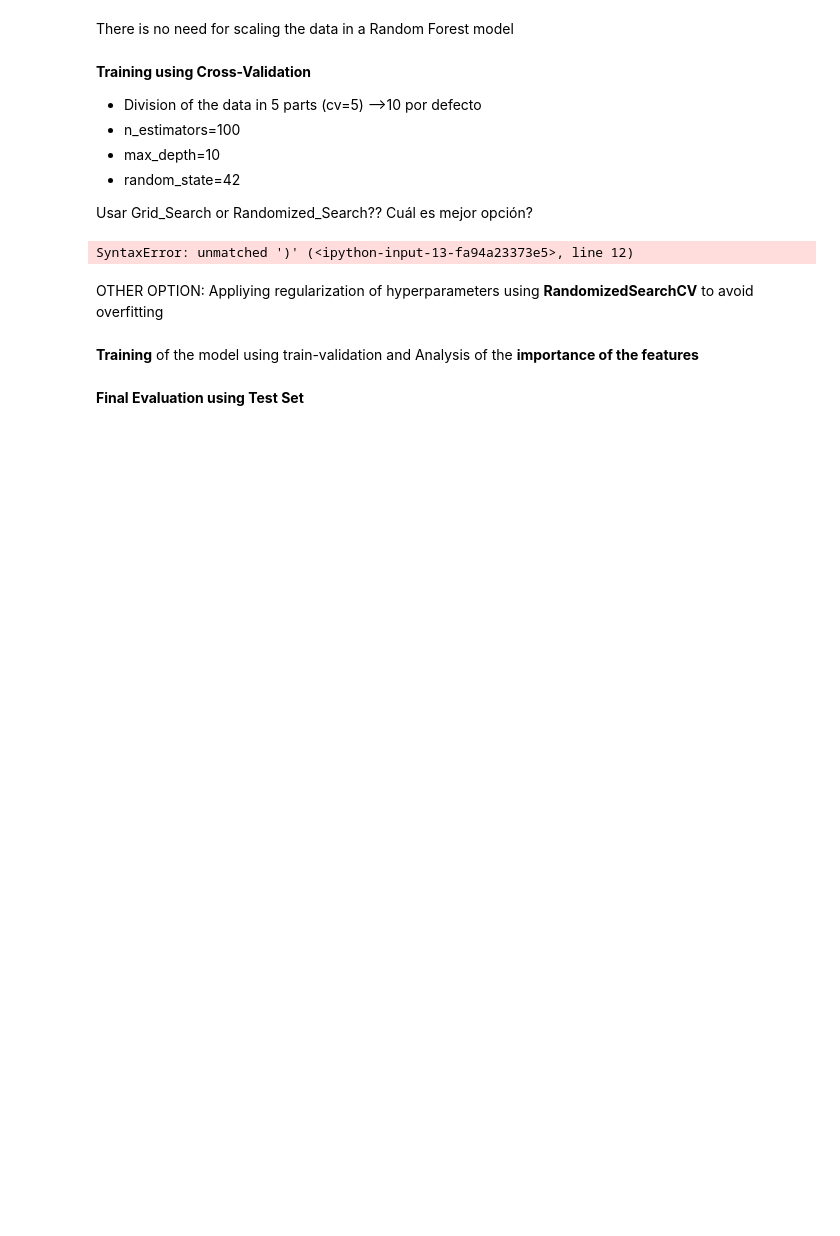
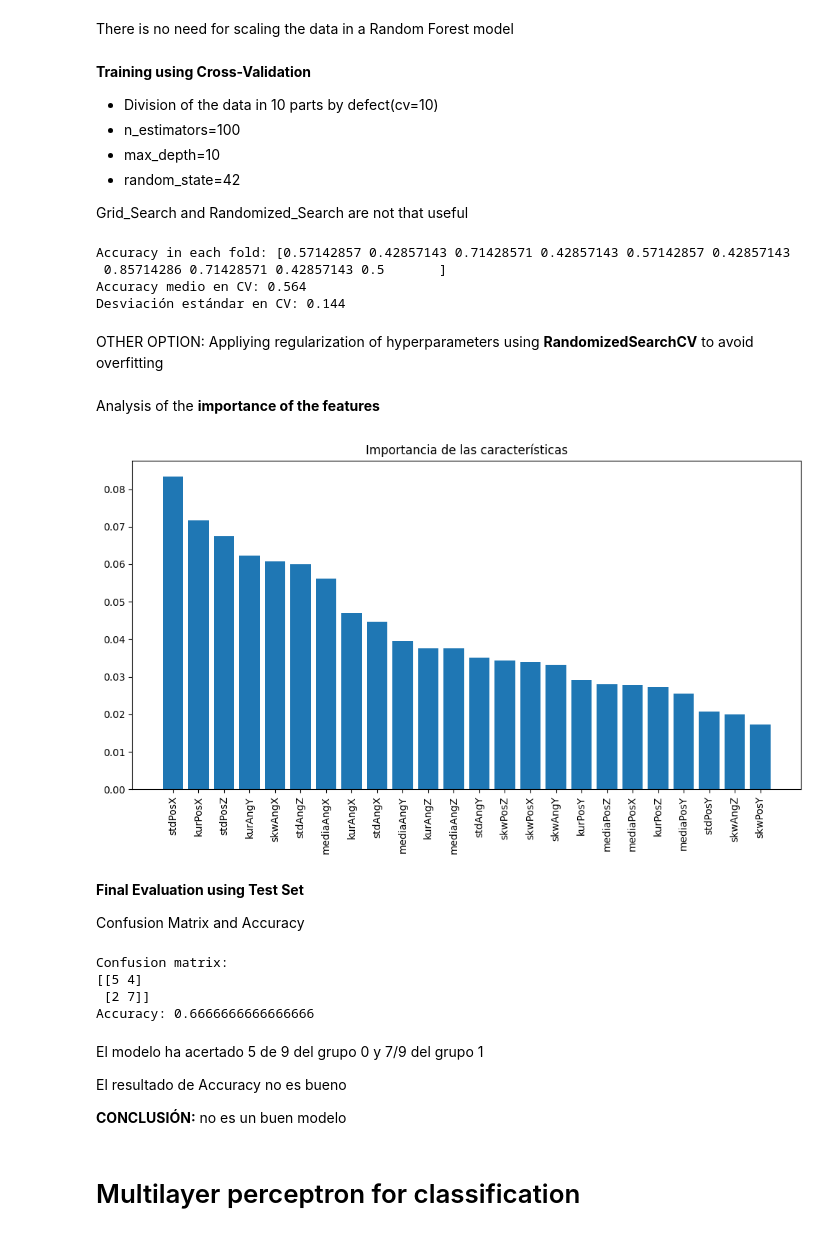
Before and after one commit to LolaSM/TFG_Bio, a Jupyter notebook: Modelo_TFG_Biomédica_Lola.ipynb, the cells around one changed output. Saved outputs shown, nothing was run; the diff lists cells and outputs as text; code cells hidden in the pictures; blank space fills up the shorter version.

```diff
--- a/Modelo_TFG_Biomédica_Lola.ipynb
+++ b/Modelo_TFG_Biomédica_Lola.ipynb
@@ -126,39 +163,44 @@ First, I **separate the test set** as I will use it once at the end of the proce
 # %%
 from sklearn.model_selection import train_test_split
 
-# Primero separamos test set
-X_temp, X_test, y_temp, y_test = train_test_split(
+# First separate test set
+X_train, X_test, y_train, y_test = train_test_split(
     X, y, test_size=0.2, stratify=y, random_state=42)
-
-# Luego dividimos X_temp en training y validation (de manera implícita con CV luego)
 # %% [markdown]
 There is no need for scaling the data in a Random Forest model
 # %% [markdown]
 **Training using Cross-Validation**
-*   Division of the data in 5 parts (cv=5) -->10 por defecto
+*   Division of the data in 10 parts by defect(cv=10)
 *   n_estimators=100
 *   max_depth=10
 *   random_state=42
 
 
-Usar Grid_Search or Randomized_Search?? Cuál es mejor opción?
+Grid_Search and Randomized_Search are not that useful
 # %%
 from sklearn.ensemble import RandomForestClassifier
 from sklearn.model_selection import cross_val_score
 
 random_forest_clf = RandomForestClassifier(
     n_estimators=100,
-    max_depth=5,
-    #max_leaf_nodes
-    random_state=42,
+    max_depth=5, #10 or 15 are good options as well
+    random_state=42, #seed
 )
 
 # Cross-validation
-#scores = cross_val_score(rf_clf, X_temp, y_temp, cv=5, scoring='accuracy')
-print(f"Accuracy medio en CV: {scores.mean():.3f}"))
+scores = cross_val_score(random_forest_clf, X_train, y_train, cv=10, scoring='accuracy')
+
+# Show the accuracy obtained in each fold
+print("Accuracy in each fold:", scores)
+
+# Calculate and display the average accuracy value and standard deviation for the scores of each fold
+print(f"Accuracy medio en CV: {scores.mean():.3f}")
 print(f"Desviación estándar en CV: {scores.std():.3f}")
 # %% [output]
-SyntaxError: unmatched ')' (<ipython-input-13-fa94a23373e5>, line 12)
+Accuracy in each fold: [0.57142857 0.42857143 0.71428571 0.42857143 0.57142857 0.42857143
+ 0.85714286 0.71428571 0.42857143 0.5       ]
+Accuracy medio en CV: 0.564
+Desviación estándar en CV: 0.144
 # %% [markdown]
 OTHER OPTION: Appliying regularization of hyperparameters using **RandomizedSearchCV** to avoid overfitting
 # %%
@@ -195,20 +237,24 @@ print(f"Desviación estándar en CV: {cv_scores.std():.3f}")
 # %% [markdown]
-**Training** of the model using train-validation and Analysis of the **importance of the features**
+Analysis of the **importance of the features**
 # %%
-#random_forest_clf.fit(X_temp, y_temp)
+random_forest_clf.fit(X_train, y_train)
 
 importances = random_forest_clf.feature_importances_
 feature_names = X.columns
 
 import matplotlib.pyplot as plt
 import numpy as np
 
 indices = np.argsort(importances)[::-1]
 plt.figure(figsize=(10,6))
 plt.title("Importancia de las características")
 plt.bar(range(X.shape[1]), importances[indices])
 plt.xticks(range(X.shape[1]), feature_names[indices], rotation=90)
 plt.tight_layout()
 plt.show()
+# %% [output]
+[figure, added]
 # %% [markdown]
 **Final Evaluation using Test Set**
+
+Confusion Matrix and Accuracy
@@ -227,0 +261,31 @@ print(confusion_matrix(y_test, y_pred))
+# %%
+from sklearn.model_selection import cross_val_predict
+from sklearn.metrics import confusion_matrix
+
+
+# Prediction for the test set
+y_pred = random_forest_clf.predict(X_test)
+# Cuando debería emplear cross_val_predict y sobre qué lo tendría que hacer, sobre el test o el training? Cuando no haga separación entre test y training, sobre todo el data
+#y_pred = cross_val_predict(random_forest_clf, X, y, cv=10)
+
+# Calculate the confusion matrix
+cm = confusion_matrix(y_test, y_pred)
+print("\nConfusion matrix:")
+print(cm)
+
+# Calculate the accuracy of the model
+accuracy = np.mean(y_pred == y_test)
+print("Accuracy:", accuracy)
+# %% [output]
+Confusion matrix:
+[[5 4]
+ [2 7]]
+Accuracy: 0.6666666666666666
+# %% [markdown]
+El modelo ha acertado 5 de 9 del grupo 0 y 7/9 del grupo 1
+
+El resultado de Accuracy no es bueno
+
+**CONCLUSIÓN:** no es un buen modelo
+# %% [markdown]
+# Multilayer perceptron for classification
```
Also changed, not shown: parts of 26 cells of this notebook.
